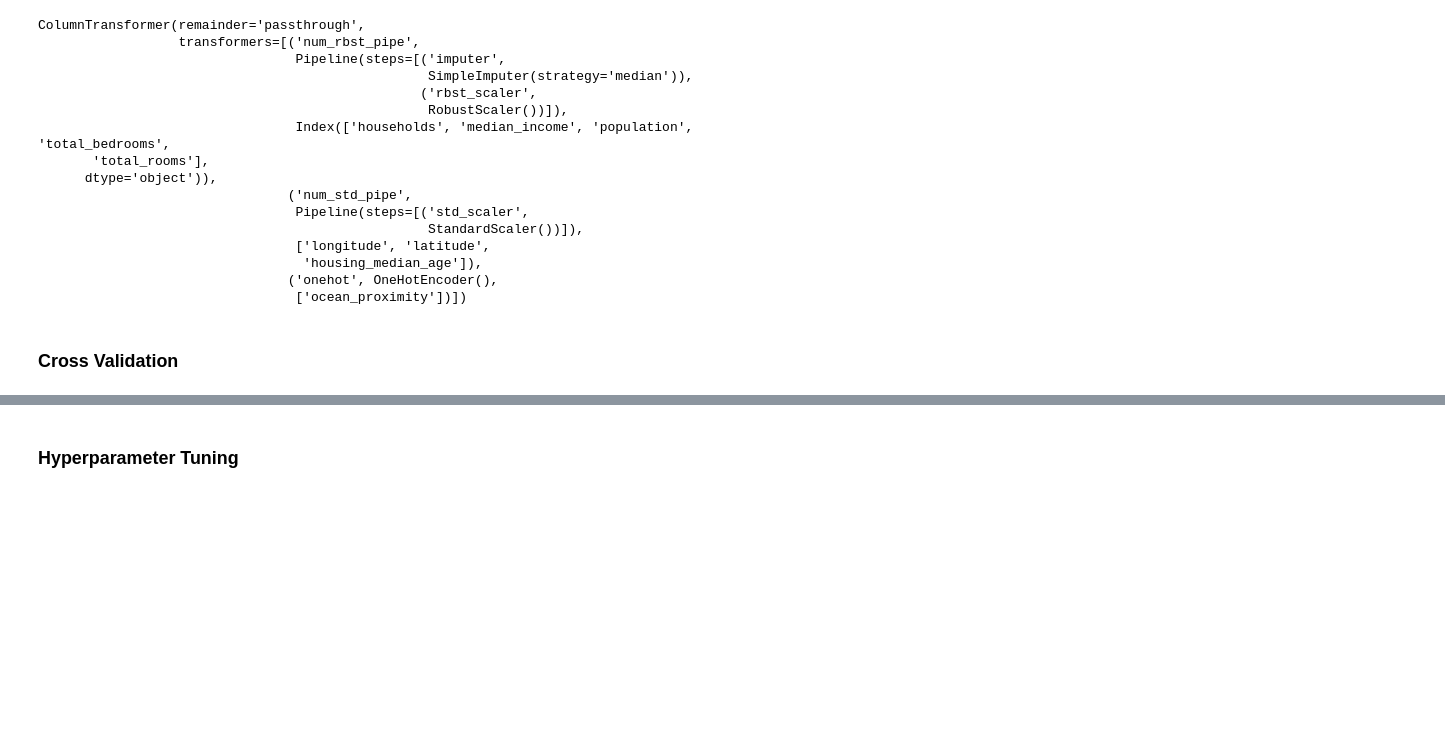
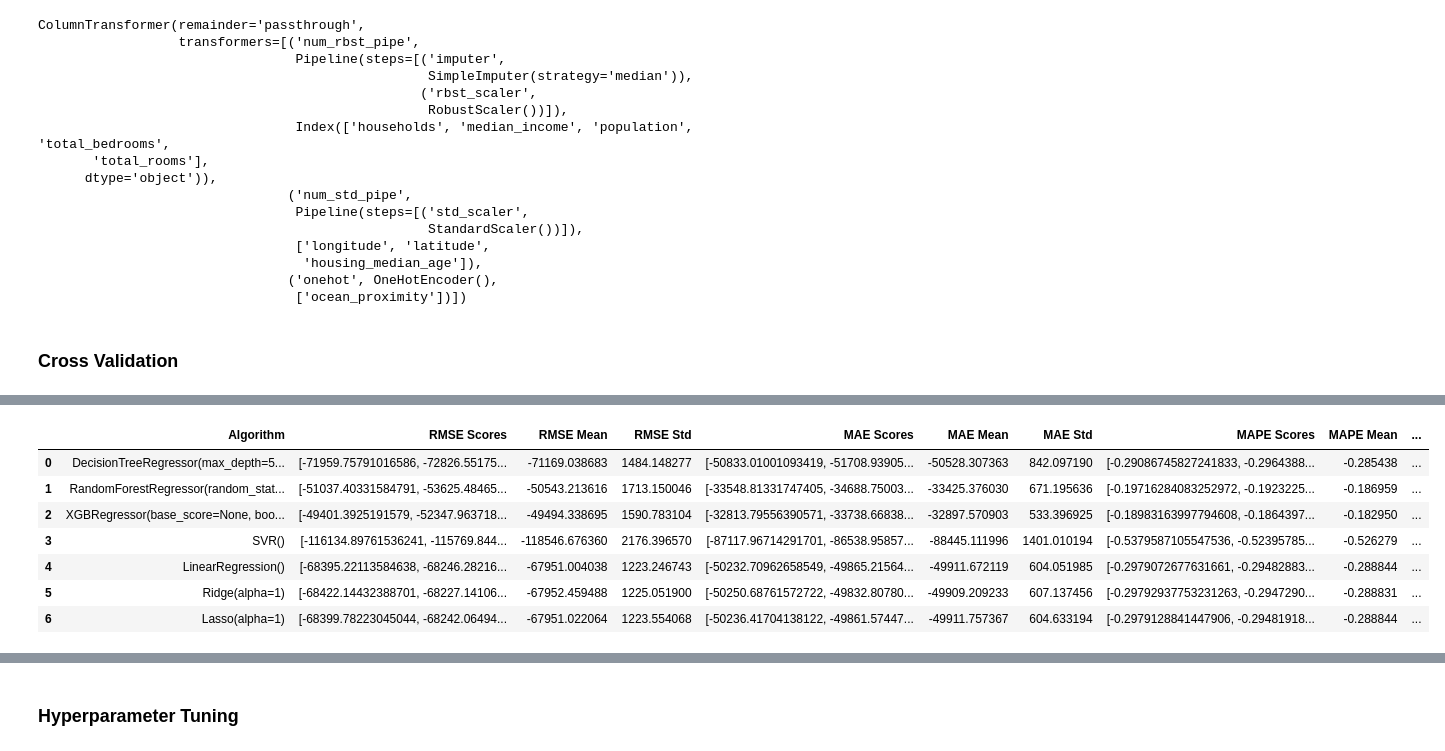
Before and after one commit to Chris503g/California-Housing-Price-Prediction, a Jupyter notebook: main.ipynb, the cells around one changed output, grey strips where cells are left out. Cells and saved outputs as stored; diff of their text form; code cells hidden in the pictures; blank space fills up the shorter version.

```diff
--- a/main.ipynb
+++ b/main.ipynb
@@ -275,0 +270,76 @@ df_model_cv
+# %%
+from sklearn.model_selection import KFold
+from sklearn.metrics import mean_squared_error, mean_absolute_error, mean_absolute_percentage_error
+
+# Define the algorithms
+tree = DecisionTreeRegressor(max_depth=5, random_state=0)
+rf = RandomForestRegressor(random_state=0)
+xgb = XGBRegressor(random_state=0)
+linreg = LinearRegression()
+ridge = Ridge(alpha=1)
+lasso = Lasso(alpha=1)
+svr = SVR()
+
+# Cross-validation
+list_algo = [tree, rf, xgb, svr, linreg, ridge, lasso]
+
+# Create lists to store metrics
+metrics = ['RMSE', 'MAE', 'MAPE']
+scores = {metric: [] for metric in metrics}
+means = {metric: [] for metric in metrics}
+stds = {metric: [] for metric in metrics}
+
+for algo in list_algo:
+    crossval = KFold(n_splits=5, shuffle=True, random_state=1)
+
+    # Create the pipeline
+    pipe_model = Pipeline([
+        ('preprocessing', transformer),  # Assuming you've defined 'transformer' elsewhere
+        ('modeling', algo)
+    ])
+
+    for metric in metrics:
+        if metric == 'RMSE':
+            scoring = 'neg_root_mean_squared_error'
+        elif metric == 'MAE':
+            scoring = 'neg_mean_absolute_error'
+        elif metric == 'MAPE':
+            scoring = 'neg_mean_absolute_percentage_error'
+
+        model_cv = cross_val_score(
+            estimator=pipe_model,
+            X=X_train,
+            y=y_train,
+            cv=crossval,
+            scoring=scoring,
+            error_score='raise'
+        )
+
+        scores[metric].append(model_cv)
+        means[metric].append(model_cv.mean())
+        stds[metric].append(model_cv.std())
+
+# Create a DataFrame to store the results
+df_model_metrics = pd.DataFrame({
+    'Algorithm': [str(algo) for algo in list_algo],
+    'RMSE Scores': scores['RMSE'],
+    'RMSE Mean': means['RMSE'],
+    'RMSE Std': stds['RMSE'],
+    'MAE Scores': scores['MAE'],
+    'MAE Mean': means['MAE'],
+    'MAE Std': stds['MAE'],
+    'MAPE Scores': scores['MAPE'],
+    'MAPE Mean': means['MAPE'],
+    'MAPE Std': stds['MAPE']
+})
+
+df_model_metrics
+# %% [output]
+|  | Algorithm | RMSE Scores | RMSE Mean | RMSE Std | MAE Scores | MAE Mean | MAE Std | MAPE Scores | MAPE Mean | ... |
+| 0 | DecisionTreeRegressor(max_depth=5... | [-71959.75791016586, -72826.55175... | -71169.038683 | 1484.148277 | [-50833.01001093419, -51708.93905... | -50528.307363 | 842.097190 | [-0.29086745827241833, -0.2964388... | -0.285438 | ... |
+| 1 | RandomForestRegressor(random_stat... | [-51037.40331584791, -53625.48465... | -50543.213616 | 1713.150046 | [-33548.81331747405, -34688.75003... | -33425.376030 | 671.195636 | [-0.19716284083252972, -0.1923225... | -0.186959 | ... |
+| 2 | XGBRegressor(base_score=None, boo... | [-49401.3925191579, -52347.963718... | -49494.338695 | 1590.783104 | [-32813.79556390571, -33738.66838... | -32897.570903 | 533.396925 | [-0.18983163997794608, -0.1864397... | -0.182950 | ... |
+| 3 | SVR() | [-116134.89761536241, -115769.844... | -118546.676360 | 2176.396570 | [-87117.96714291701, -86538.95857... | -88445.111996 | 1401.010194 | [-0.5379587105547536, -0.52395785... | -0.526279 | ... |
+| 4 | LinearRegression() | [-68395.22113584638, -68246.28216... | -67951.004038 | 1223.246743 | [-50232.70962658549, -49865.21564... | -49911.672119 | 604.051985 | [-0.2979072677631661, -0.29482883... | -0.288844 | ... |
+| 5 | Ridge(alpha=1) | [-68422.14432388701, -68227.14106... | -67952.459488 | 1225.051900 | [-50250.68761572722, -49832.80780... | -49909.209233 | 607.137456 | [-0.29792937753231263, -0.2947290... | -0.288831 | ... |
+| 6 | Lasso(alpha=1) | [-68399.78223045044, -68242.06494... | -67951.022064 | 1223.554068 | [-50236.41704138122, -49861.57447... | -49911.757367 | 604.633194 | [-0.2979128841447906, -0.29481918... | -0.288844 | ... |
```
Also changed, not shown: parts of 29 cells of this notebook.
